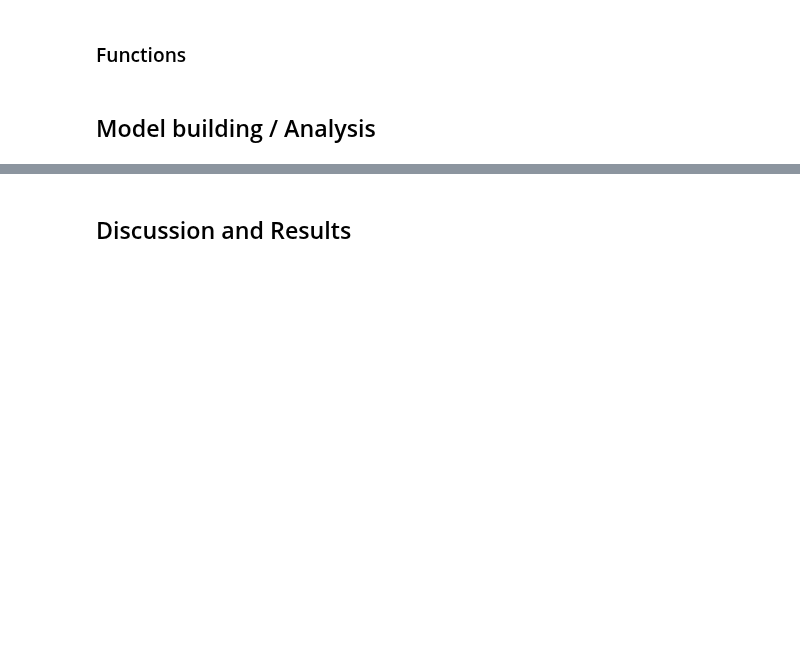
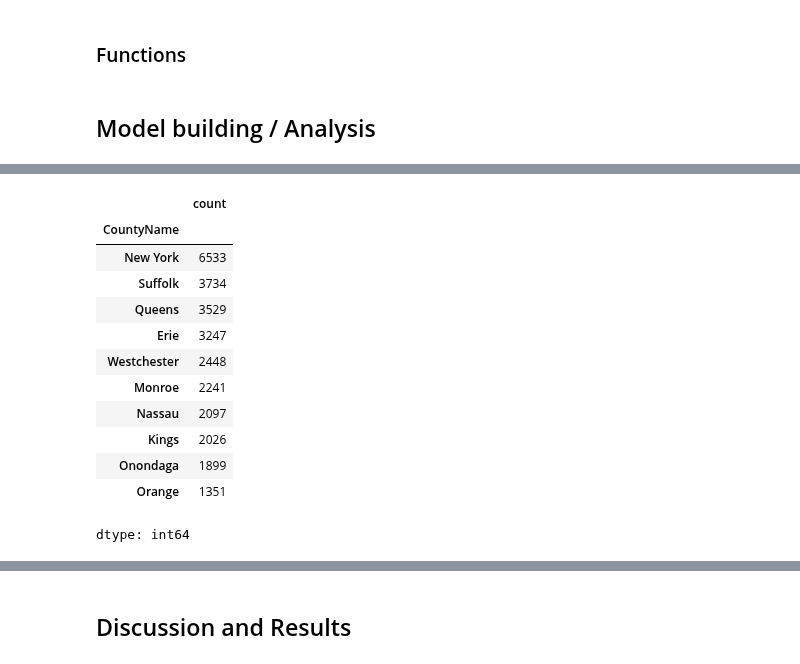
Before and after one commit to Ashliz1/NYC-Crime-Data---Group-10-, a Jupyter notebook: term_project_starter.ipynb, the cells around one changed output, grey strips where cells are left out. Drawn from its saved outputs; the diff is of its cells as text; code cells hidden in the pictures; blank space fills up the shorter version.

```diff
--- a/term_project_starter.ipynb
+++ b/term_project_starter.ipynb
@@ -167,0 +214,17 @@ peak_hours
+# %%
+top10_counties = county_counts.head(10)
+top10_counties
+# %% [output]
+|  | count |
+| CountyName |  |
+| New York | 6533 |
+| Suffolk | 3734 |
+| Queens | 3529 |
+| Erie | 3247 |
+| Westchester | 2448 |
+| Monroe | 2241 |
+| Nassau | 2097 |
+| Kings | 2026 |
+| Onondaga | 1899 |
+| Orange | 1351 |
+dtype: int64
```
Also changed, not shown: parts of 11 cells of this notebook.
